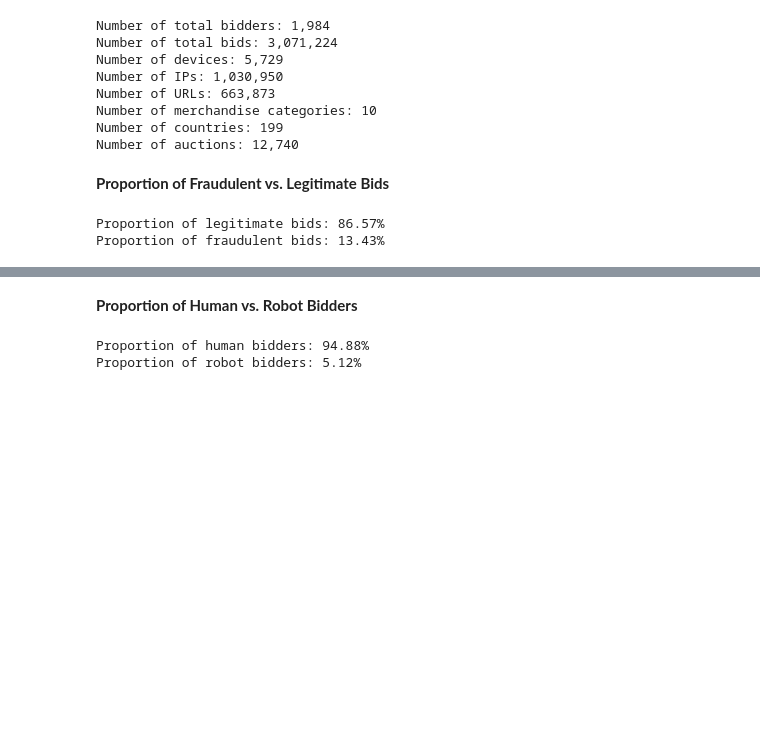
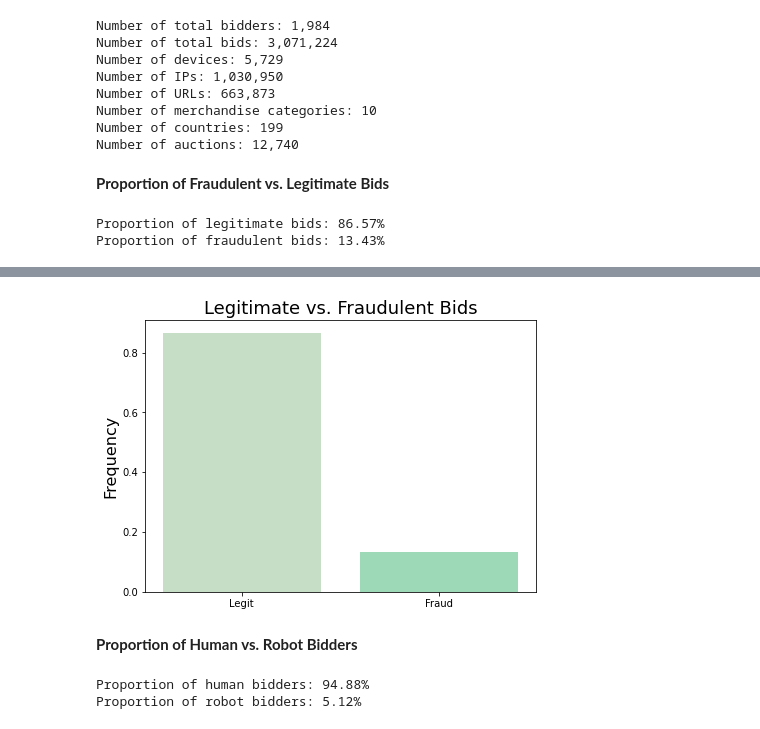
Before and after one commit to gabriellewald/auction-fraud-detection, a Jupyter notebook: notebooks/2_exploratory_data_analysis.ipynb, the cells around one changed output, grey strips where cells are left out. Cells and saved outputs as stored; diff of their text form; code cells hidden in the pictures; blank space fills up the shorter version.

```diff
--- a/notebooks/2_exploratory_data_analysis.ipynb
+++ b/notebooks/2_exploratory_data_analysis.ipynb
@@ -119,3 +120,17 @@ plt.show()
+# %%
+# barplot of piechart
+y_leg_fraud = np.arange(len(pie_labels))
+
+plt.subplots(figsize=(7, 5))
+
+plt.bar(y_leg_fraud, pie_data, align='center', alpha=0.5, color=colors)
+plt.xticks(y_leg_fraud, pie_labels)
+plt.ylabel('Frequency', fontsize=16)
+plt.title('Legitimate vs. Fraudulent Bids', fontsize=18)
+
+plt.show()
+# %% [output]
+[figure, added]
 # %% [markdown]
 **Proportion of Human vs. Robot Bidders**
 # %%
```
Also changed, not shown: parts of 18 cells of this notebook.
